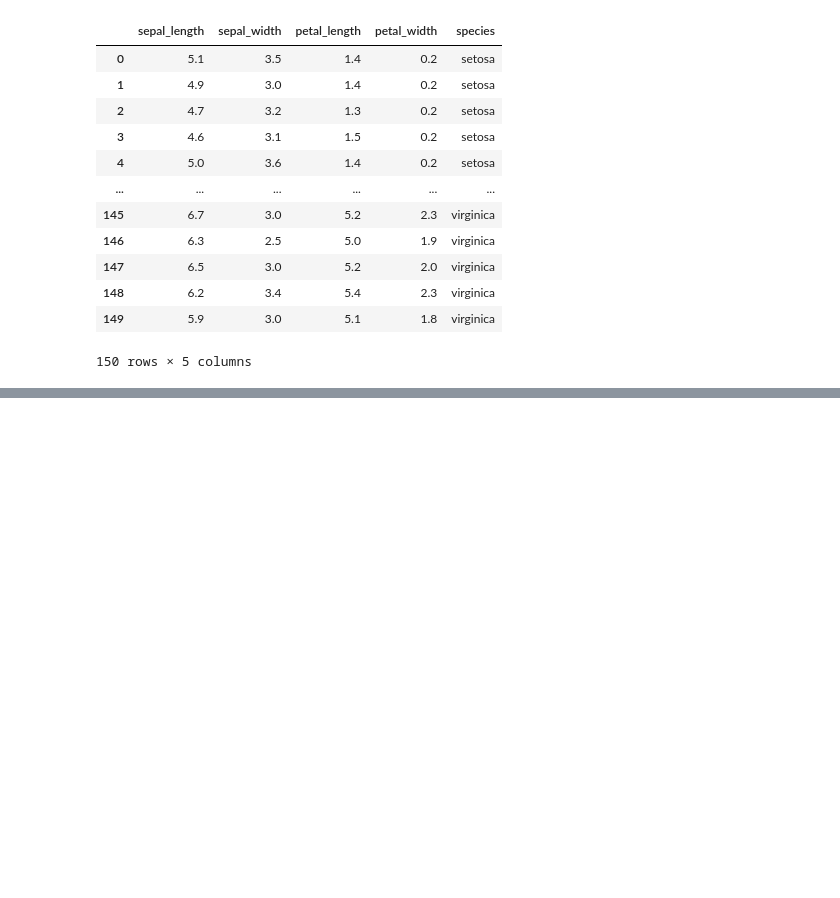
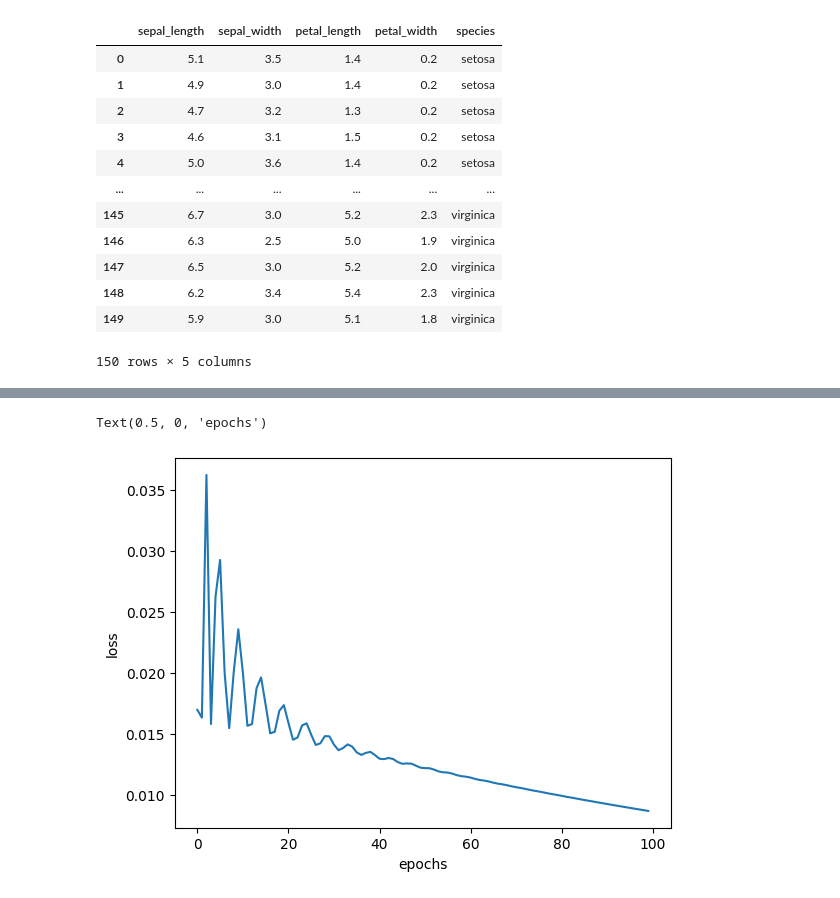
Before and after one commit to sandeep1847e/Neural_Network_1, a Jupyter notebook: NNusingTorch1.ipynb, the cells around one changed output, grey strips where cells are left out. Saved outputs shown, nothing was run; the diff lists cells and outputs as text; code cells hidden in the pictures; blank space fills up the shorter version.

```diff
--- a/NNusingTorch1.ipynb
+++ b/NNusingTorch1.ipynb
@@ -64,0 +93,8 @@ data
+# %%
+from sklearn.model_selection import train_test_split
+xtrain ,xtest ,ytrain ,ytest = train_test_split(x,y,test_size=0.29,random_state=41)
+# %%
+xtrain=torch.FloatTensor(xtrain)
+xtest=torch.FloatTensor(xtest)
+ytrain=torch.LongTensor(ytrain)
+ytest=torch.LongTensor(ytest)
@@ -64,0 +103,23 @@ data
+# %%
+criterion = nn.CrossEntropyLoss()
+optimizer = torch.optim.Adam(model.parameters(),lr=0.01)
+# model.parameters()
+# %%
+epochs=100
+losses=[]
+for i in range(epochs):
+  ypred = model.forward(xtrain)
+
+  loss = criterion(ypred,ytrain)
+
+  # tracking loss
+
+  losses.append(loss.detach().numpy())
+
+  if i%10==0:
+    print(f'Epochs : {i} and loss : {loss}')
+
+
+  optimizer.zero_grad()
+  loss.backward()
+  optimizer.step()
@@ -64,0 +137,7 @@ data
+# %%
+plt.plot(range(epochs),losses)
+plt.ylabel('loss')
+plt.xlabel('epochs')
+# %% [output]
+Text(0.5, 0, 'epochs')
+[figure, added]
```
Also changed, not shown: parts of 8 cells of this notebook.
